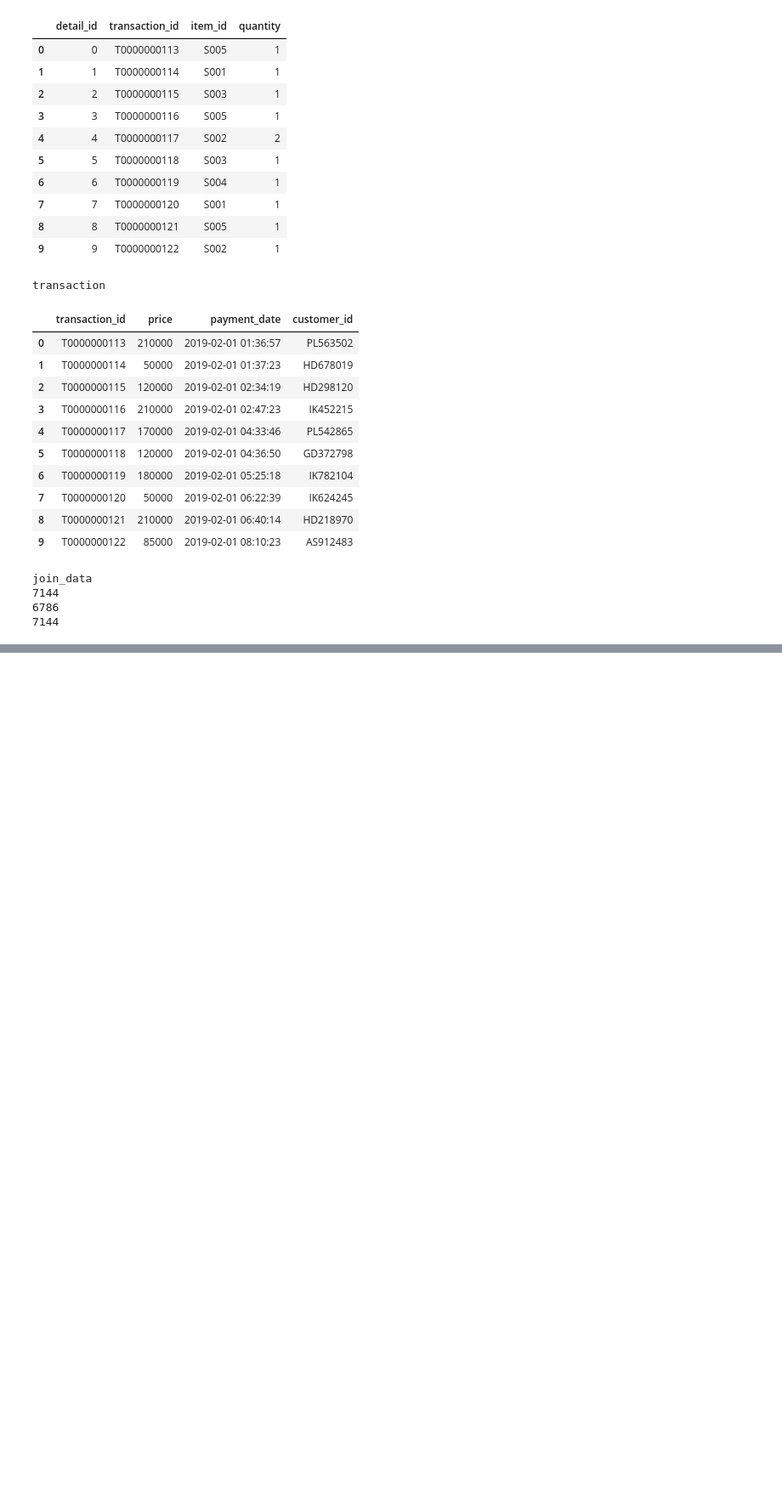
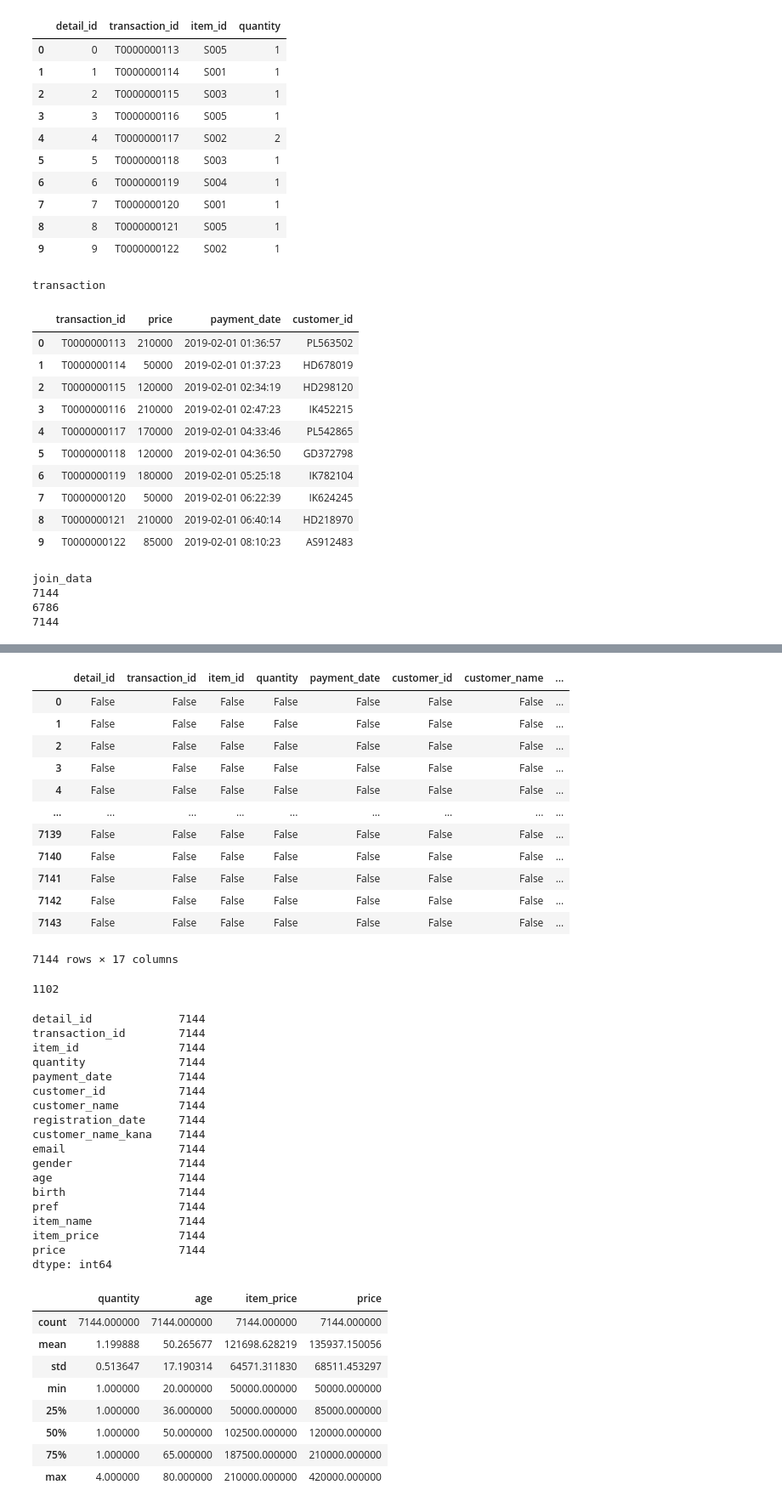
Before and after one commit to git-cat-meow/study, a Jupyter notebook: 100knock.ipynb, the cells around one changed output, grey strips where cells are left out. Shown at 85% size. Drawn from its saved outputs; the diff is of its cells as text; code cells hidden in the pictures; blank space fills up the shorter version.

```diff
--- a/100knock.ipynb
+++ b/100knock.ipynb
@@ -145,3 +145,9 @@ join_data
 7144
 6786
 7144
+# %%
+# knock4
+
+join_data = pd.merge(join_data, customer_master, on='customer_id', how="left")
+join_data = pd.merge(join_data, item_master, on='item_id', how='left')
+join_data.head()
@@ -147,0 +161,5 @@ join_data
+# %%
+# knock5
+
+join_data['price'] = join_data['quantity']*join_data['item_price']
+join_data[['quantity', 'item_price', 'price']].head()
@@ -147,0 +186,59 @@ join_data
+# %%
+# knock7
+
+# isnullはnullならTrueを返す
+display(join_data.isnull())
+
+# boolianの場合はsumはTrueの数を合計する
+# https://note.nkmk.me/python-pandas-count-condition/
+join_data.isnull().sum()
+
+# 30歳未満のユーザかどうか→Trueの数を数える＝ユーザ数
+print((join_data['age']<30).sum())
+
+# boolianの場合はcountは値の数を合計する
+display(join_data.isnull().count()) # 列の値の数をカウントするので、全行数を出す
+
+display(join_data[['quantity','age','item_price','price']].describe()) # 必要な列だけ出力！
+# %% [output]
+|  | detail_id | transaction_id | item_id | quantity | payment_date | customer_id | customer_name | ... |
+| 0 | False | False | False | False | False | False | False | ... |
+| 1 | False | False | False | False | False | False | False | ... |
+| 2 | False | False | False | False | False | False | False | ... |
+| 3 | False | False | False | False | False | False | False | ... |
+| 4 | False | False | False | False | False | False | False | ... |
+| ... | ... | ... | ... | ... | ... | ... | ... | ... |
+| 7139 | False | False | False | False | False | False | False | ... |
+| 7140 | False | False | False | False | False | False | False | ... |
+| 7141 | False | False | False | False | False | False | False | ... |
+| 7142 | False | False | False | False | False | False | False | ... |
+| 7143 | False | False | False | False | False | False | False | ... |
+7144 rows × 17 columns
+1102
+detail_id             7144
+transaction_id        7144
+item_id               7144
+quantity              7144
+payment_date          7144
+customer_id           7144
+customer_name         7144
+registration_date     7144
+customer_name_kana    7144
+email                 7144
+gender                7144
+age                   7144
+birth                 7144
+pref                  7144
+item_name             7144
+item_price            7144
+price                 7144
+dtype: int64
+|  | quantity | age | item_price | price |
+| count | 7144.000000 | 7144.000000 | 7144.000000 | 7144.000000 |
+| mean | 1.199888 | 50.265677 | 121698.628219 | 135937.150056 |
+| std | 0.513647 | 17.190314 | 64571.311830 | 68511.453297 |
+| min | 1.000000 | 20.000000 | 50000.000000 | 50000.000000 |
+| 25% | 1.000000 | 36.000000 | 50000.000000 | 85000.000000 |
+| 50% | 1.000000 | 50.000000 | 102500.000000 | 120000.000000 |
+| 75% | 1.000000 | 65.000000 | 187500.000000 | 210000.000000 |
+| max | 4.000000 | 80.000000 | 210000.000000 | 420000.000000 |
```
Also changed, not shown: parts of 3 cells of this notebook.
